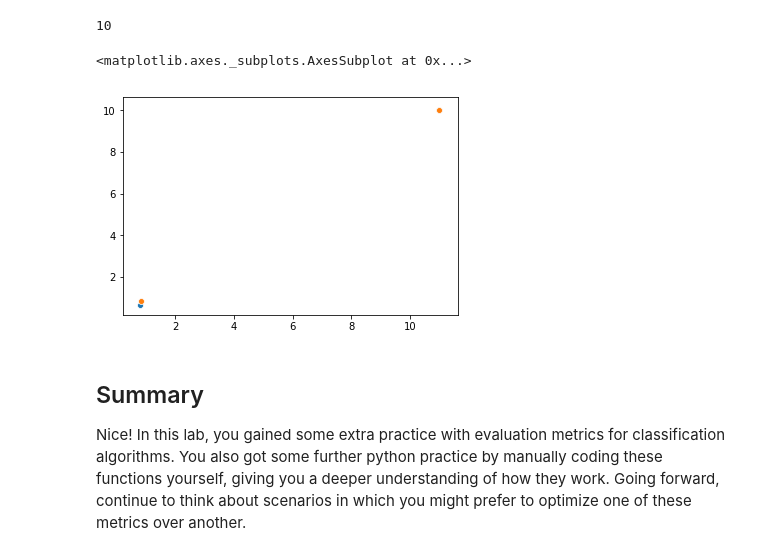
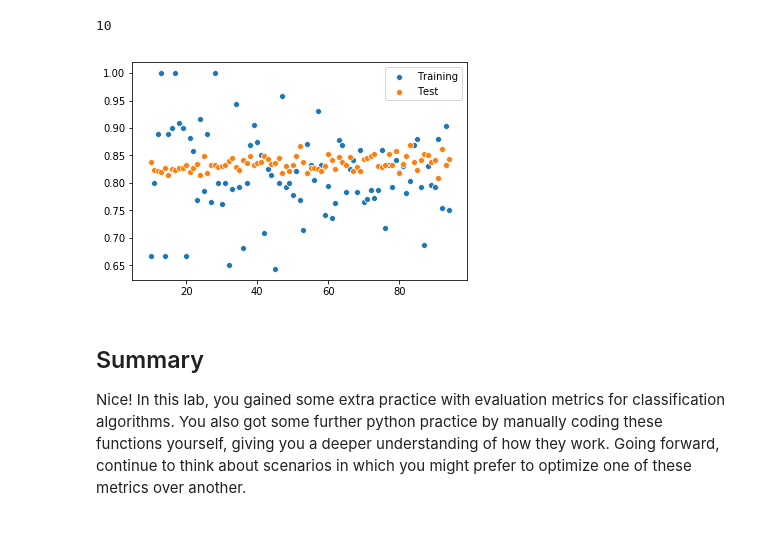
Before and after one commit to danjizquierdo/dsc-3-29-06-evaluating-logistic-regression-models-lab-nyc-ds-career-012819, a Jupyter notebook: index.ipynb, the cells around one changed output. Cells and saved outputs as stored; diff of their text form; code cells hidden in the pictures.

```diff
--- a/index.ipynb
+++ b/index.ipynb
@@ -137,11 +137,11 @@ testing_Precision[:][1]
 # %% [output]
 10
 # %%
-sns.scatterplot([prec[1] for prec in testing_Precision],testing_Precision[:][0])
-sns.scatterplot(training_Precision[:][1],training_Precision[:][0])
+sns.scatterplot([prec[1] for prec in testing_Precision],[prec[0] for prec in testing_Precision])
+sns.scatterplot([prec[1] for prec in training_Precision],[prec[0] for prec in training_Precision])
+plt.legend(['Training','Test']);
 # %% [output]
-<matplotlib.axes._subplots.AxesSubplot at 0x...>
-[figure, old version]
+[figure, new version]
 # %%
 # code for test and train recall
 # %%
```
